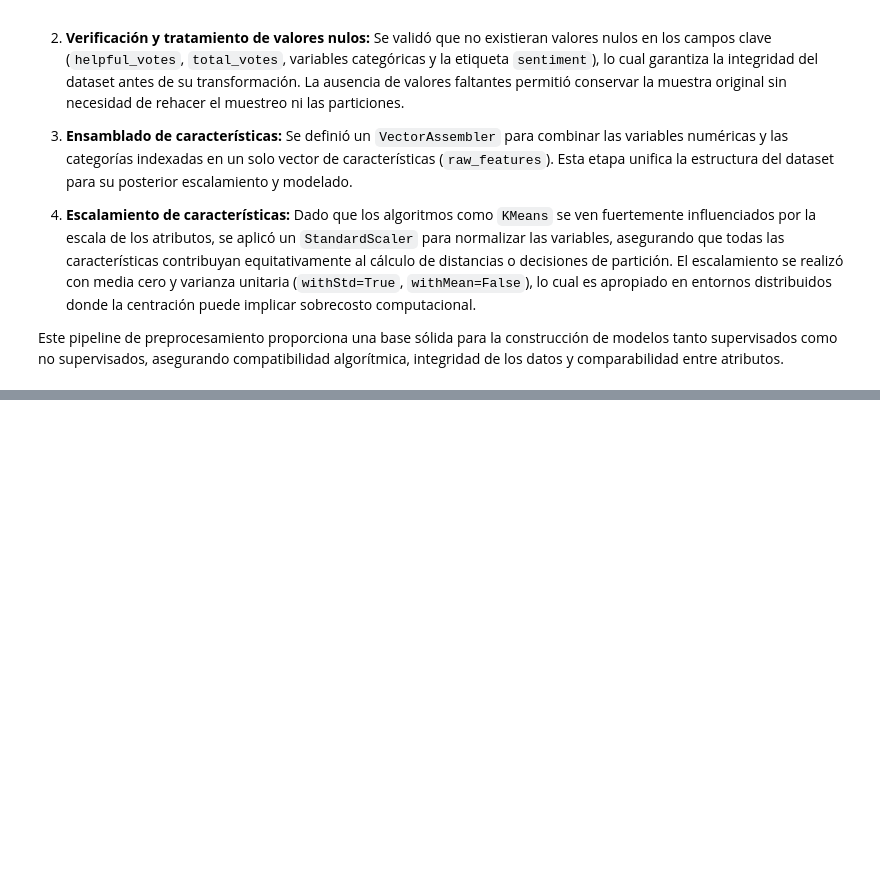
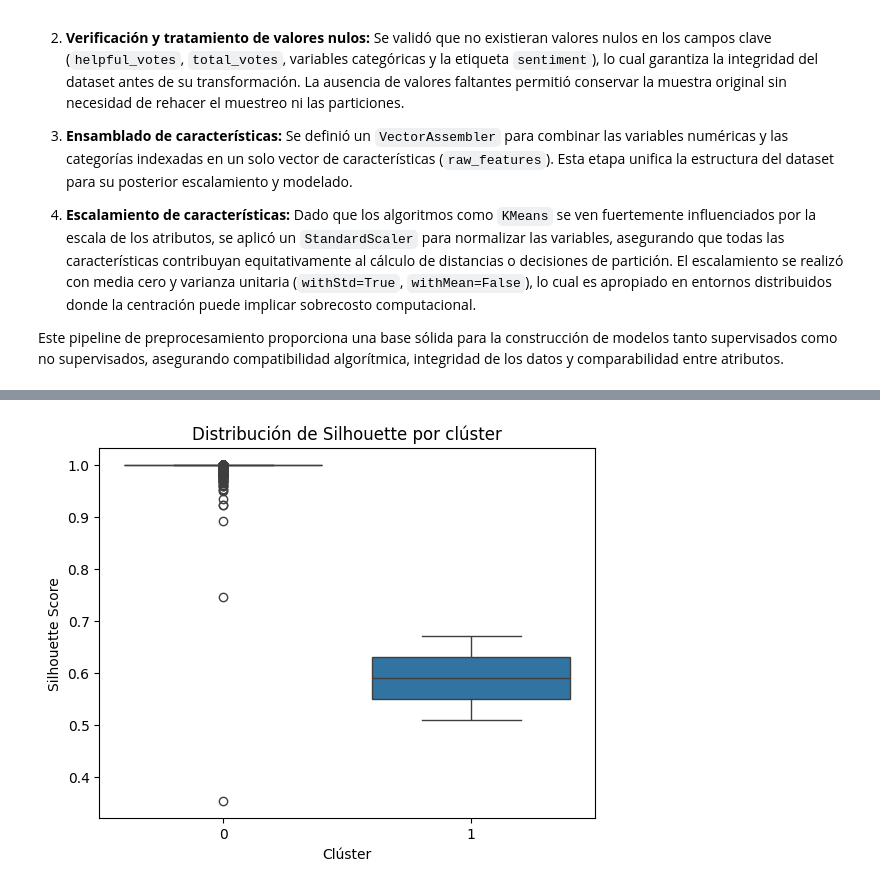
Before and after one commit to AlejandroDiaz10/Proyecto-Big-Data-PySpark, a Jupyter notebook: Entrega Final/ProyectoFinal_Equipo37.ipynb, the cells around one changed output, grey strips where cells are left out. Drawn from its saved outputs; the diff is of its cells as text; code cells hidden in the pictures; blank space fills up the shorter version.

```diff
--- a/Entrega Final/ProyectoFinal_Equipo37.ipynb
+++ b/Entrega Final/ProyectoFinal_Equipo37.ipynb
@@ -1379,9 +910,6 @@ Los resultados confirman que entrenar sobre datos desbalanceados puede optimizar
 from pyspark.ml.clustering import KMeans
 from pyspark.ml.evaluation import ClusteringEvaluator
 from pyspark.ml import Pipeline
-
-# Usaremos la misma partición de entrenamiento
-kmeans_train_df = train_partitions[first_combo_key]  # ('N', 'N')
 
 # Evaluador
 kmeans_evaluator = ClusteringEvaluator(
@@ -1413,10 +941,10 @@ for k in k_values:
     ])
 
     # Entrenar
-    model = kmeans_pipeline.fit(kmeans_train_df)
+    model = kmeans_pipeline.fit(all_tri_union)
 
     # Predecir
-    predictions = model.transform(kmeans_train_df)
+    predictions = model.transform(all_tri_union)
 
     # Evaluar
     silhouette_score = kmeans_evaluator.evaluate(predictions)
@@ -1465,0 +1091,6 @@ Es importante tener precaución al interpretar estos resultados. Un Silhouette S
+# %%
+# Evaluar el modelo final
+final_predictions = best_kmeans_model.transform(all_tri_union)
+final_silhouette_score = kmeans_evaluator.evaluate(final_predictions)
+
+print(f"Silhouette Score final sobre conjunto de evaluación: {final_silhouette_score:.4f}")
@@ -1465,0 +1155,28 @@ Es importante tener precaución al interpretar estos resultados. Un Silhouette S
+# %%
+# Silhouette Score por registro (Silhouette plot)
+from sklearn.metrics import silhouette_samples
+import numpy as np
+import matplotlib.pyplot as plt
+import seaborn as sns
+
+# Convertir a Pandas
+pdf = final_predictions.select("scaled_features", "prediction").toPandas()
+
+# Extraer features y etiquetas
+X = np.array([row.toArray() for row in pdf['scaled_features']])
+labels = pdf['prediction']
+
+# Calcular silhouette por punto
+sample_silhouette_values = silhouette_samples(X, labels)
+
+# Agregar a dataframe
+pdf['silhouette'] = sample_silhouette_values
+
+# Graficar
+sns.boxplot(data=pdf, x='prediction', y='silhouette')
+plt.title("Distribución de Silhouette por clúster")
+plt.xlabel("Clúster")
+plt.ylabel("Silhouette Score")
+plt.show()
+# %% [output]
+[figure, added]
```
Also changed, not shown: parts of 67 cells of this notebook, 1 other file.
